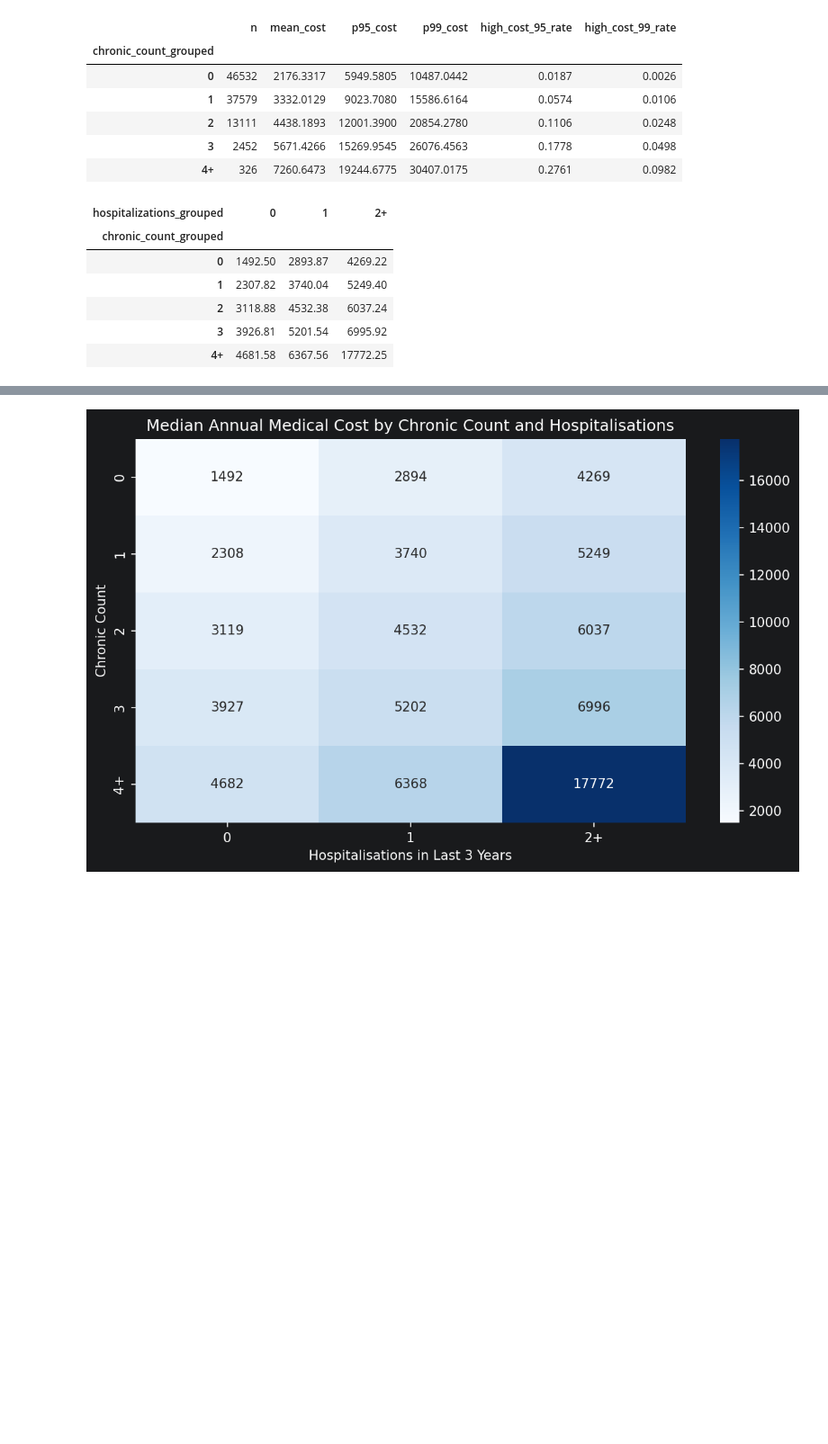
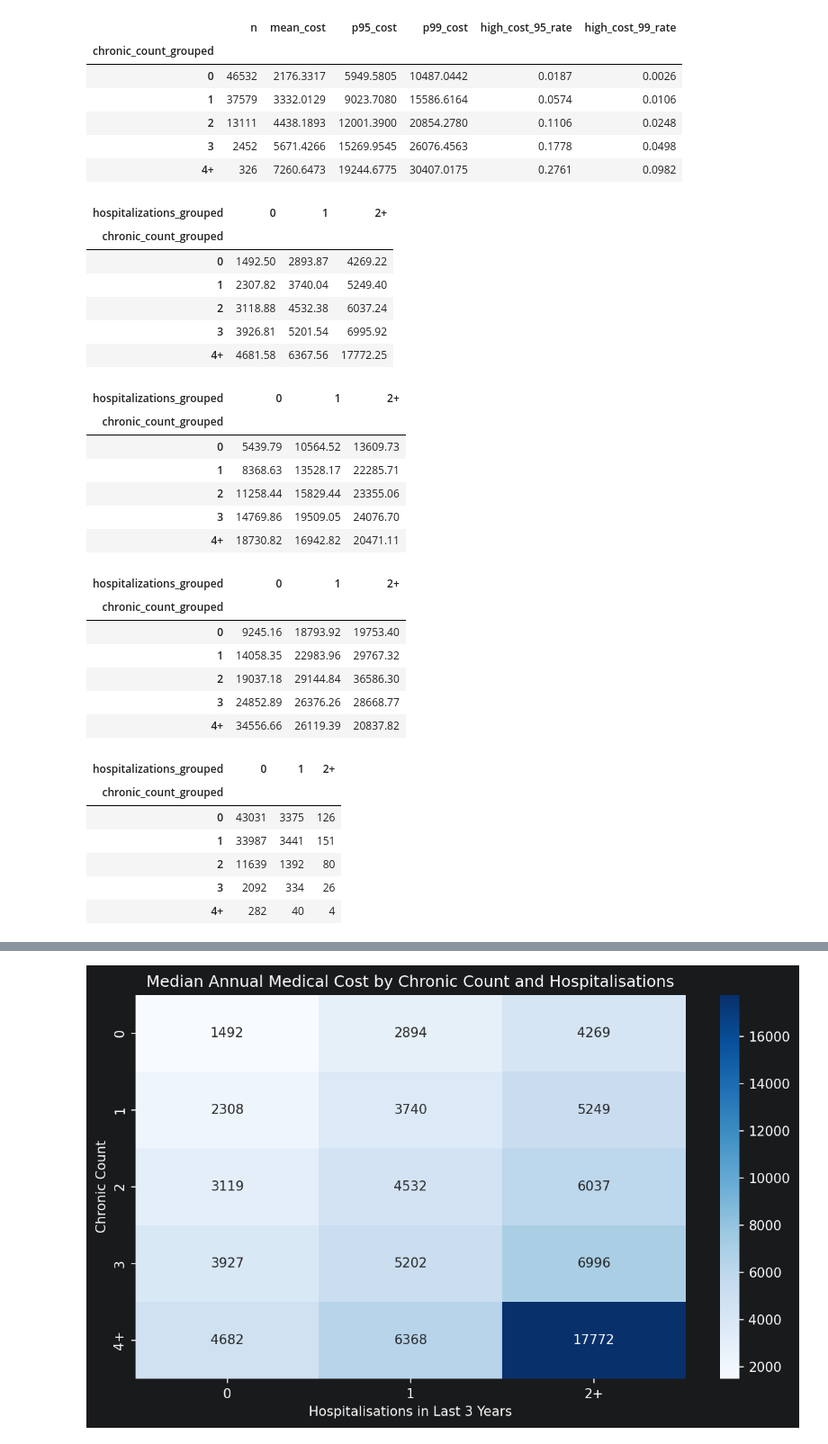
Before and after one commit to maxfawcett01/Medical_Insurance, a Jupyter notebook: Notebooks/02_model_choice_diagnostics.ipynb, the cells around one changed output, grey strips where cells are left out. Shown at 90% size. Drawn from its saved outputs; the diff is of its cells as text; code cells hidden in the pictures; blank space fills up the shorter version.

```diff
--- a/Notebooks/02_model_choice_diagnostics.ipynb
+++ b/Notebooks/02_model_choice_diagnostics.ipynb
@@ -406,31 +406,63 @@ interaction_median = df.pivot_table(
     index="chronic_count_grouped",
     columns="hospitalizations_grouped",
     aggfunc="median",
     observed=True
 ).round(2)
 
 interaction_p95 = df.pivot_table(
     values=target,
     index="chronic_count_grouped",
     columns="hospitalizations_grouped",
     aggfunc=lambda x: x.quantile(0.95),
     observed=True
 ).round(2)
 
 interaction_p99 = df.pivot_table(
     values=target,
     index="chronic_count_grouped",
     columns="hospitalizations_grouped",
     aggfunc=lambda x: x.quantile(0.99),
     observed=True
 ).round(2)
 
-interaction_median
+interaction_counts = df.pivot_table(
+    values=target,
+    index="chronic_count_grouped",
+    columns="hospitalizations_grouped",
+    aggfunc="size",
+    observed=True
+)
+
+display(interaction_median)
+display(interaction_p95)
+display(interaction_p99)
+display(interaction_counts)
 # %% [output]
 | hospitalizations_grouped | 0 | 1 | 2+ |
 | chronic_count_grouped |  |  |  |
 | 0 | 1492.50 | 2893.87 | 4269.22 |
 | 1 | 2307.82 | 3740.04 | 5249.40 |
 | 2 | 3118.88 | 4532.38 | 6037.24 |
 | 3 | 3926.81 | 5201.54 | 6995.92 |
 | 4+ | 4681.58 | 6367.56 | 17772.25 |
+| hospitalizations_grouped | 0 | 1 | 2+ |
+| chronic_count_grouped |  |  |  |
+| 0 | 5439.79 | 10564.52 | 13609.73 |
+| 1 | 8368.63 | 13528.17 | 22285.71 |
+| 2 | 11258.44 | 15829.44 | 23355.06 |
+| 3 | 14769.86 | 19509.05 | 24076.70 |
+| 4+ | 18730.82 | 16942.82 | 20471.11 |
+| hospitalizations_grouped | 0 | 1 | 2+ |
+| chronic_count_grouped |  |  |  |
+| 0 | 9245.16 | 18793.92 | 19753.40 |
+| 1 | 14058.35 | 22983.96 | 29767.32 |
+| 2 | 19037.18 | 29144.84 | 36586.30 |
+| 3 | 24852.89 | 26376.26 | 28668.77 |
+| 4+ | 34556.66 | 26119.39 | 20837.82 |
+| hospitalizations_grouped | 0 | 1 | 2+ |
+| chronic_count_grouped |  |  |  |
+| 0 | 43031 | 3375 | 126 |
+| 1 | 33987 | 3441 | 151 |
+| 2 | 11639 | 1392 | 80 |
+| 3 | 2092 | 334 | 26 |
+| 4+ | 282 | 40 | 4 |
```
Also changed, not shown: parts of 2 cells of this notebook.
